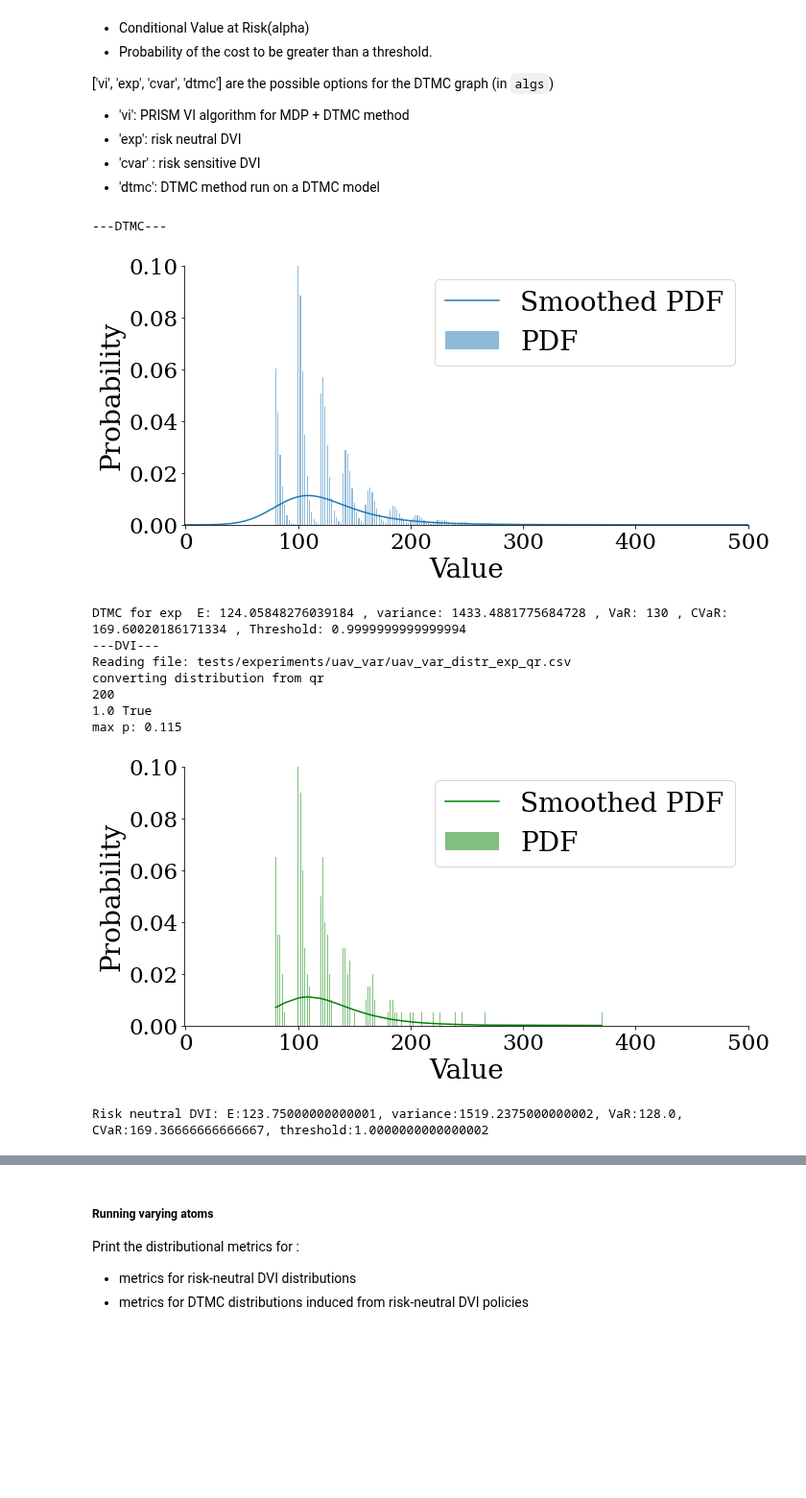
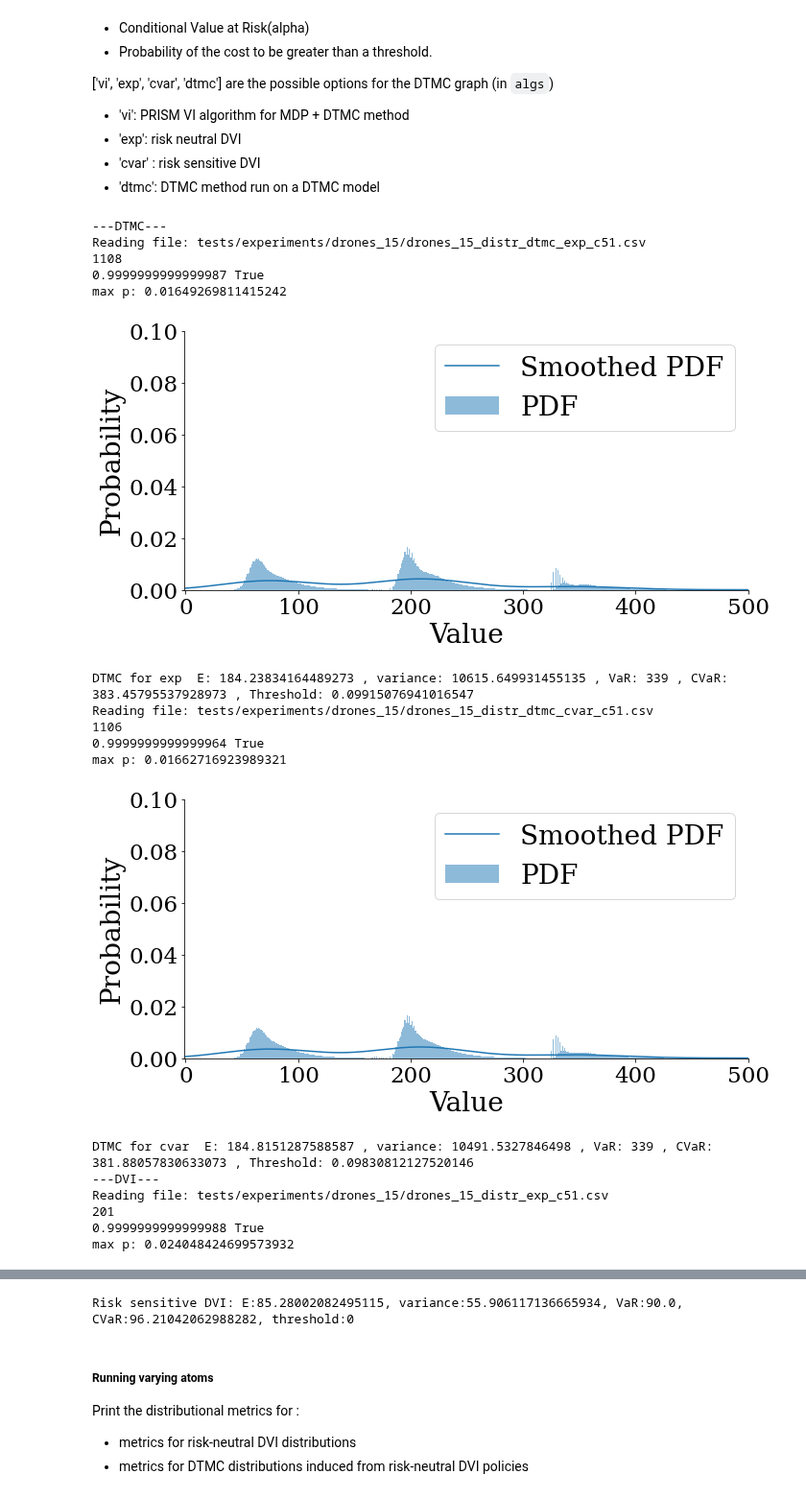
Before and after one commit to yannikschnitzer/prism, a Jupyter notebook: prism/distr.ipynb, the cells around one changed output, grey strips where cells are left out. Shown at 96% size. Drawn from its saved outputs; the diff is of its cells as text; code cells hidden in the pictures; blank space fills up the shorter version.

Commit message:
fixed a small display bug and reduced min_iter for cvar

```diff
--- a/prism/distr.ipynb
+++ b/prism/distr.ipynb
@@ -359,10 +359,10 @@ graphsize = 38
 # experiments folder path, does not need changing
 file_path = 'tests/experiments/'
 # Change this to select the experiment to visualize
-experiment_name='uav_var'
+experiment_name='drones_15'
 apdx =  ['']
 alg_type = 'cvar' # Used only for the DTMC graph
-rep_type = 'qr' # 'qr' or 'c51'
+rep_type = 'c51' # 'qr' or 'c51'
 save_graphs = False # if set to true, save the graph to a png file
 num_metrics = 5 # exp val, variance, var, cvar, prob>thresh
 # %%
@@ -387,34 +387,41 @@ This cell shows the graph for the base experiment for the selected algorithms fo
 # %%
 # Cvar alpha parameter
 # 0.7 default
 # 0.8 for ds_treasure, betting_game, grid 150
 # 0.9 for SSP comparison benchmarks and drones
-alpha=0.7
+alpha=0.9
 # threshold value when computing
 # the probability of a cost higher than the set threshold
 # this parameter is to be varied based on the benchmark
-thresh=30
-algs= ['exp'] # ['vi', 'exp', 'cvar','dtmc']
+thresh=340
+algs= ['exp', 'cvar'] # ['vi', 'exp', 'cvar','dtmc']
 show_graph = True # show the distribution graph
 appendix  = '' # appendix if applicable, add an '_' before the appendix set with the running script
 
 print('---DTMC---')
 for idx, alg_type in enumerate(algs):
-    _,_,_,_ = dtmc_compute(idx, appendix, experiment_name, rep_type, alpha=alpha, show_graph=show_graph, debug=False, print_metrics=True)
+    _,_,_,_ = dtmc_compute(idx, appendix, experiment_name, rep_type, alpha=alpha, show_graph=show_graph, debug=True, print_metrics=True)
 print('---DVI---')
-if 'exp' or 'dtmc' in algs:
+if 'exp' in algs or 'dtmc' in algs:
     _,_,_ = exp_compute(idx, appendix, experiment_name, rep_type, alpha=alpha, show_graph=show_graph, debug=True, print_metrics=True)
 if 'cvar' in algs:
-    _,_,_ = cvar_compute(idx, appendix, experiment_name, rep_type, alpha=alpha, show_graph=show_graph, debug=False, print_metrics=True)
+    _,_,_ = cvar_compute(idx, appendix, experiment_name, rep_type, alpha=alpha, show_graph=show_graph, debug=True, print_metrics=True)
 # %% [output]
 ---DTMC---
+Reading file: tests/experiments/drones_15/drones_15_distr_dtmc_exp_c51.csv
+1108
+0.9999999999999987 True
+max p: 0.01649269811415242
-[figure, old version]
+[figure, new version]
-DTMC for exp  E: 124.05848276039184 , variance: 1433.4881775684728 , VaR: 130 , CVaR: 169.60020186171334 , Threshold: 0.9999999999999994
----DVI---
-Reading file: tests/experiments/uav_var/uav_var_distr_exp_qr.csv
-converting distribution from qr
-200
-1.0 True
-max p: 0.115
+DTMC for exp  E: 184.23834164489273 , variance: 10615.649931455135 , VaR: 339 , CVaR: 383.45795537928973 , Threshold: 0.09915076941016547
+Reading file: tests/experiments/drones_15/drones_15_distr_dtmc_cvar_c51.csv
+1106
+0.9999999999999964 True
+max p: 0.01662716923989321
-[figure, old version]
+[figure, new version]
-Risk neutral DVI: E:123.75000000000001, variance:1519.2375000000002, VaR:128.0, CVaR:169.36666666666667, threshold:1.0000000000000002
+DTMC for cvar  E: 184.8151287588587 , variance: 10491.5327846498 , VaR: 339 , CVaR: 381.88057830633073 , Threshold: 0.09830812127520146
+---DVI---
+Reading file: tests/experiments/drones_15/drones_15_distr_exp_c51.csv
+201
+0.9999999999999988 True
+max p: 0.024048424699573932
@@ -421,3 +435,4 @@ Risk neutral DVI: E:123.75000000000001, variance:1519.2375000000002, VaR:128.0,
+Risk sensitive DVI: E:85.28002082495115, variance:55.906117136665934, VaR:90.0, CVaR:96.21042062988282, threshold:0
 # %% [markdown]
 ##### Running varying atoms
 Print the distributional metrics for :
```
Also changed, not shown: parts of 1 cell of this notebook, 3 other files.
